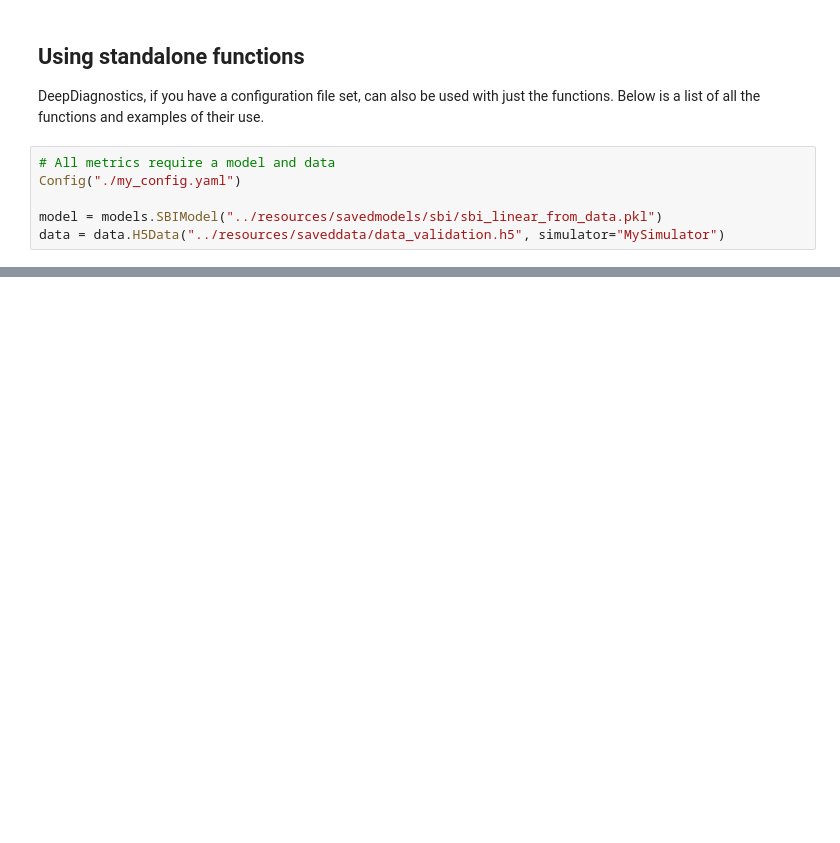
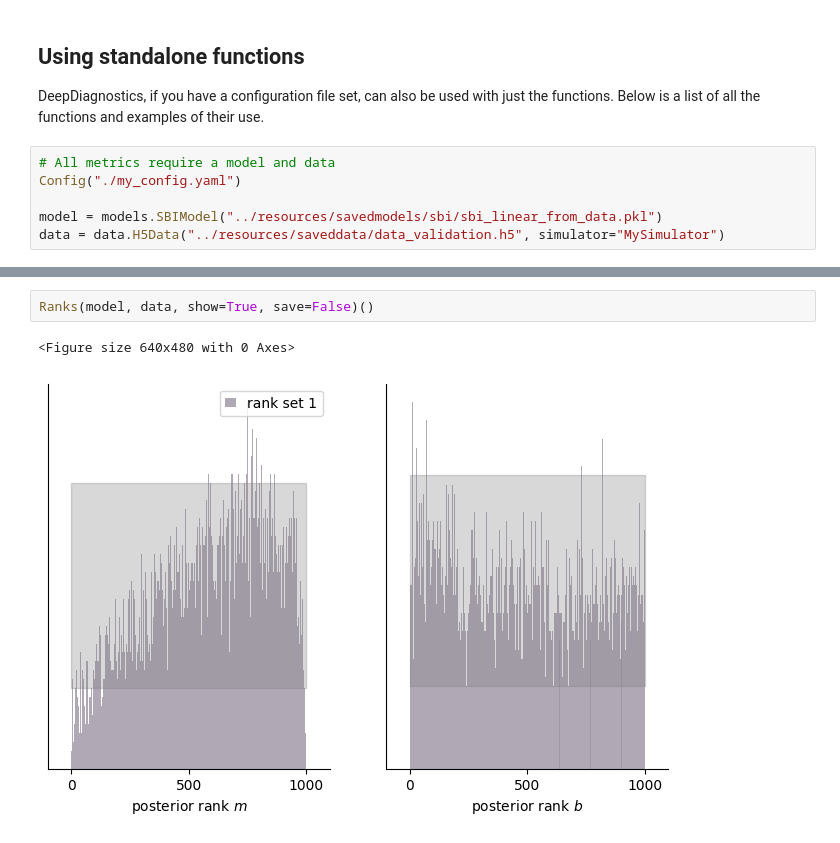
Before and after one commit to deepskies/DeepDiagnostics, a Jupyter notebook: notebooks/example.ipynb, the cells around one changed output, grey strips where cells are left out. Saved outputs shown, nothing was run; the diff lists cells and outputs as text; blank space fills up the shorter version.

```diff
--- a/notebooks/example.ipynb
+++ b/notebooks/example.ipynb
@@ -196,0 +208,5 @@ ModuleNotFoundError: No module named 'utils.plotting_utils'
+# %%
+Ranks(model, data, show=True, save=False)()
+# %% [output]
+<Figure size 640x480 with 0 Axes>
+[figure, added]
```
Also changed, not shown: parts of 14 cells of this notebook.
